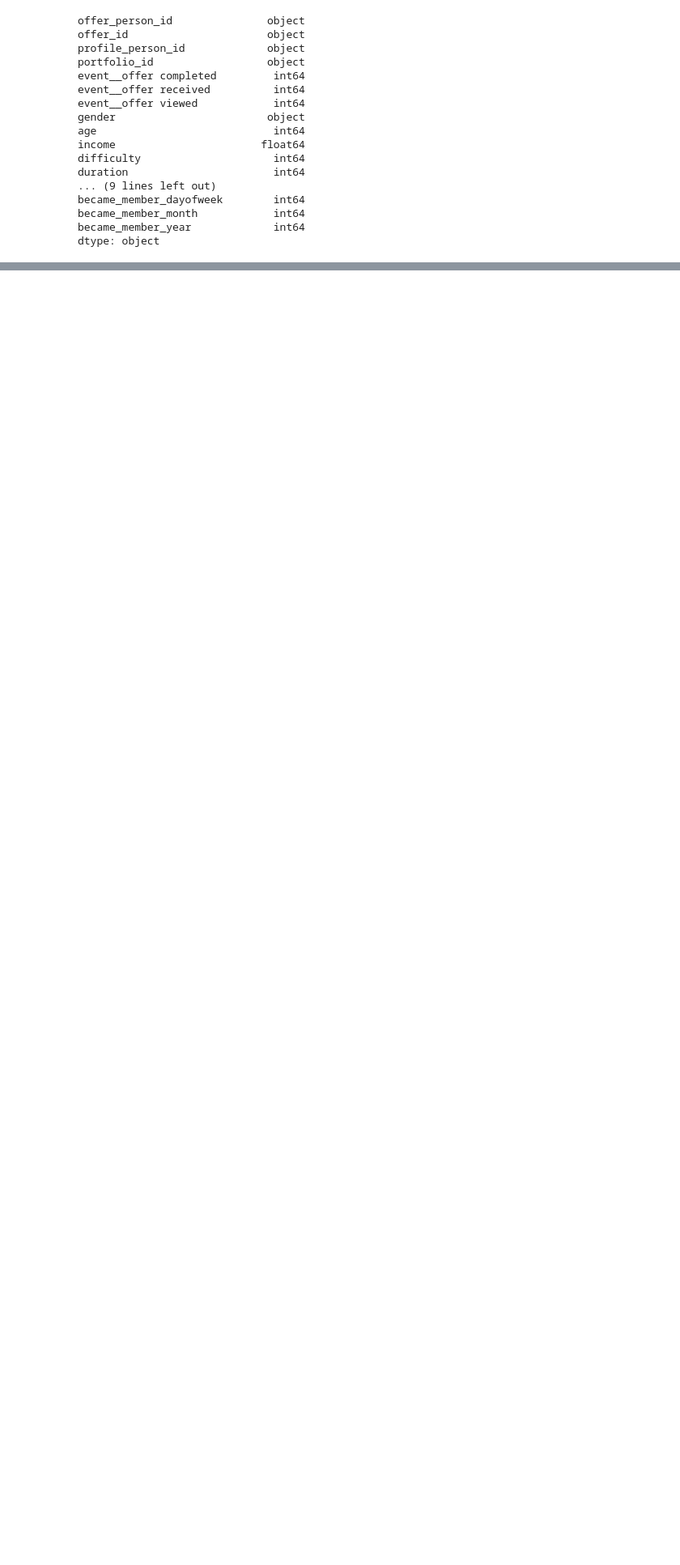
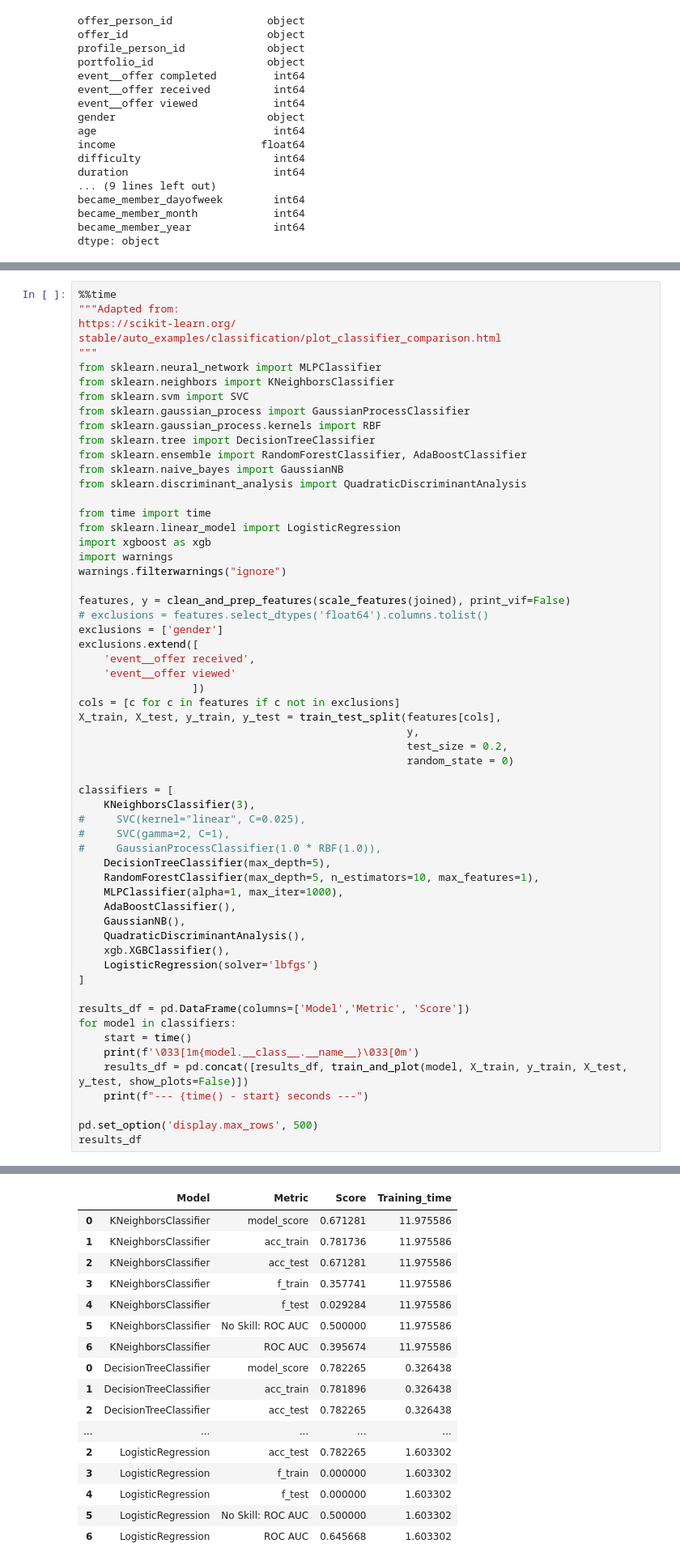
Before and after one commit to jmnickerson05/udacity_starbucks_capstone, a Jupyter notebook: Starbucks_Capstone_notebook.ipynb, the cells around one changed output, grey strips where cells are left out. Shown at 81% size. Cells and saved outputs as stored; diff of their text form; blank space fills up the shorter version.

```diff
--- a/Starbucks_Capstone_notebook.ipynb
+++ b/Starbucks_Capstone_notebook.ipynb
@@ -755,0 +710,60 @@ dtype: object
+# %%
+%%time
+"""Adapted from:
+https://scikit-learn.org/
+stable/auto_examples/classification/plot_classifier_comparison.html
+"""
+from sklearn.neural_network import MLPClassifier
+from sklearn.neighbors import KNeighborsClassifier
+from sklearn.svm import SVC
+from sklearn.gaussian_process import GaussianProcessClassifier
+from sklearn.gaussian_process.kernels import RBF
+from sklearn.tree import DecisionTreeClassifier
+from sklearn.ensemble import RandomForestClassifier, AdaBoostClassifier
+from sklearn.naive_bayes import GaussianNB
+from sklearn.discriminant_analysis import QuadraticDiscriminantAnalysis
+
+from time import time
+from sklearn.linear_model import LogisticRegression
+import xgboost as xgb
+import warnings
+warnings.filterwarnings("ignore")
+
+features, y = clean_and_prep_features(scale_features(joined), print_vif=False)
+# exclusions = features.select_dtypes('float64').columns.tolist()
+exclusions = ['gender']
+exclusions.extend([
+    'event__offer received',
+    'event__offer viewed'
+                  ])
+cols = [c for c in features if c not in exclusions]
+X_train, X_test, y_train, y_test = train_test_split(features[cols],
+                                                    y,
+                                                    test_size = 0.2,
+                                                    random_state = 0)
+
+classifiers = [
+    KNeighborsClassifier(3),
+#     SVC(kernel="linear", C=0.025),
+#     SVC(gamma=2, C=1),
+#     GaussianProcessClassifier(1.0 * RBF(1.0)),
+    DecisionTreeClassifier(max_depth=5),
+    RandomForestClassifier(max_depth=5, n_estimators=10, max_features=1),
+    MLPClassifier(alpha=1, max_iter=1000),
+    AdaBoostClassifier(),
+    GaussianNB(),
+    QuadraticDiscriminantAnalysis(),
+    xgb.XGBClassifier(),
+    LogisticRegression(solver='lbfgs')
+]
+
+results_df = pd.DataFrame(columns=['Model','Metric', 'Score'])
+for model in classifiers:
+    start = time()
+    print(f'\033[1m{model.__class__.__name__}\033[0m')
+    results_df = pd.concat([results_df, train_and_plot(model, X_train, y_train, X_test, y_test, show_plots=False)])
+    print(f"--- {time() - start} seconds ---")
+
+pd.set_option('display.max_rows', 500)
+results_df
+# %% [output]
@@ -755,0 +790,17 @@ dtype: object
+|  | Model | Metric | Score | Training_time |
+| 0 | KNeighborsClassifier | model_score | 0.671281 | 11.975586 |
+| 1 | KNeighborsClassifier | acc_train | 0.781736 | 11.975586 |
+| 2 | KNeighborsClassifier | acc_test | 0.671281 | 11.975586 |
+| 3 | KNeighborsClassifier | f_train | 0.357741 | 11.975586 |
+| 4 | KNeighborsClassifier | f_test | 0.029284 | 11.975586 |
+| 5 | KNeighborsClassifier | No Skill: ROC AUC | 0.500000 | 11.975586 |
+| 6 | KNeighborsClassifier | ROC AUC | 0.395674 | 11.975586 |
+| 0 | DecisionTreeClassifier | model_score | 0.782265 | 0.326438 |
+| 1 | DecisionTreeClassifier | acc_train | 0.781896 | 0.326438 |
+| 2 | DecisionTreeClassifier | acc_test | 0.782265 | 0.326438 |
+| ... | ... | ... | ... | ... |
+| 2 | LogisticRegression | acc_test | 0.782265 | 1.603302 |
+| 3 | LogisticRegression | f_train | 0.000000 | 1.603302 |
+| 4 | LogisticRegression | f_test | 0.000000 | 1.603302 |
+| 5 | LogisticRegression | No Skill: ROC AUC | 0.500000 | 1.603302 |
+| 6 | LogisticRegression | ROC AUC | 0.645668 | 1.603302 |
```
Also changed, not shown: parts of 38 cells of this notebook, 1 other file.
